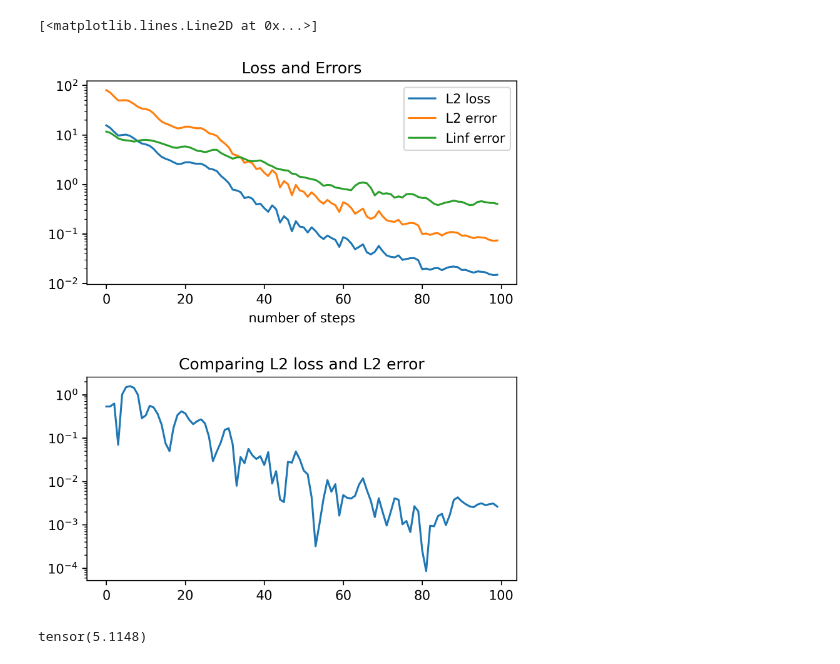
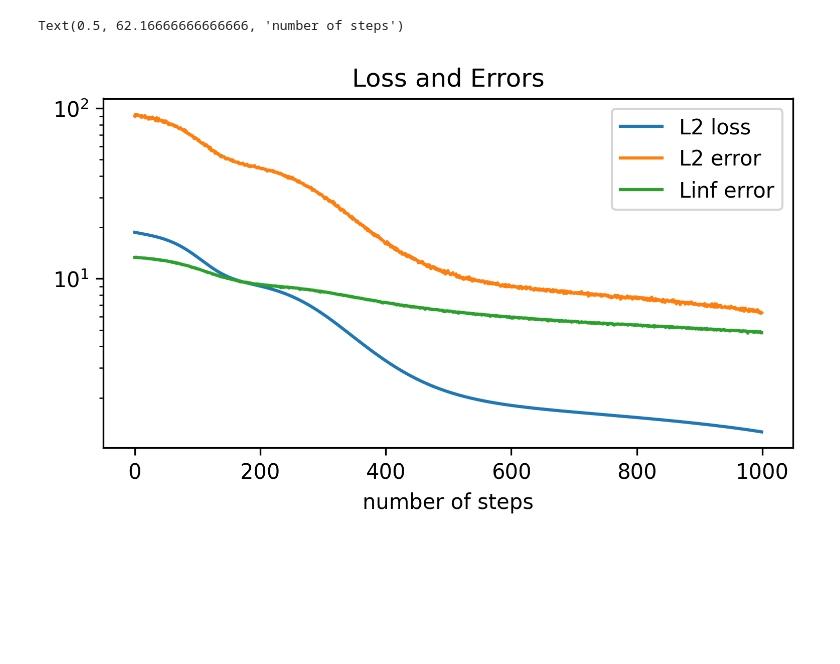
Before and after one commit to mskPark/DRLPDE, a Jupyter notebook: test_plot.ipynb, the cells around one changed output. Drawn from its saved outputs; the diff is of its cells as text; code cells hidden in the pictures; blank space fills up the shorter version.

```diff
--- a/test_plot.ipynb
+++ b/test_plot.ipynb
@@ -10,15 +11,2 @@
 # c. Depth of NN
 # d. Width of NN
-# %%
-import pickle
-
-with open('experiments/example1_steps_parameters.pickle', 'rb') as f:
-    parameters = pickle.load(f)
-
-with open('experiments/example1_steps_losserror.pickle', 'rb') as f:
-    loss_error = pickle.load(f)
-
-steps = range(parameters['trainingsteps'])
-L2loss = loss_error['loss']['L2 interior loss']
-L2error = loss_error['errors']['L2 error']
-Linferror = loss_error['errors']['Linf error']
@@ -25,28 +206,44 @@ Linferror = loss_error['errors']['Linf error']
 # %%
+# Plot Test A: (Errors and Losses) vs Steps
+
+import pickle
 import matplotlib as mpl
 import matplotlib.pyplot as plt
 import numpy as np
 
 mpl.rcParams['figure.dpi'] = 300
 #plt.rcParams['text.usetex'] = True
 #plt.rcParams['font.family'] = 'serif'
 #plt.rcParams['font.serif'] = ['Computer Modern']
-#plt.rcParams['font.size'] = 12
+#plt.rcParams['font.size'] = 8
+
+test = 'Test1A'
+
+with open('experiments/' + test + '_parameters.pickle', 'rb') as f:
+    parameters = pickle.load(f)
+
+with open('experiments/'  + test + '_losserror.pickle', 'rb') as f:
+    loss_error = pickle.load(f)
+
+steps = range(int(parameters['trainingsteps']))
+L2loss = loss_error['loss']['L2 interior loss']
+L2error = loss_error['errors']['L2 error']
+Linferror = loss_error['errors']['Linf error']
 
 fig, ax = plt.subplots(nrows=1, ncols=1, figsize=[6.4, 4])
 
 plt.tight_layout(pad=5.0)
 
 ax.set_title('Loss and Errors')
 
 ax.semilogy(steps, L2loss)
 ax.semilogy(steps, L2error)
 ax.semilogy(steps, Linferror)
 ax.legend(['L2 loss', 'L2 error', 'Linf error'])
 ax.set_xlabel('number of steps')
 
 #ax[1].set_title('Comparing L2 loss and L2 error')
 #ax[1].semilogy(steps, np.abs( 5.1148*L2loss - L2error) )
 # %% [output]
-[<matplotlib.lines.Line2D at 0x...>]
+Text(0.5, 62.16666666666666, 'number of steps')
-[figure, old version]
+[figure, new version]
@@ -65,4 +249,0 @@ Domain = create.SpaceDomain(param.boundingbox,
-# %%
-Domain.volume
-# %% [output]
-tensor(5.1148)
```
Also changed, not shown: parts of 7 cells of this notebook, 13 other files.
